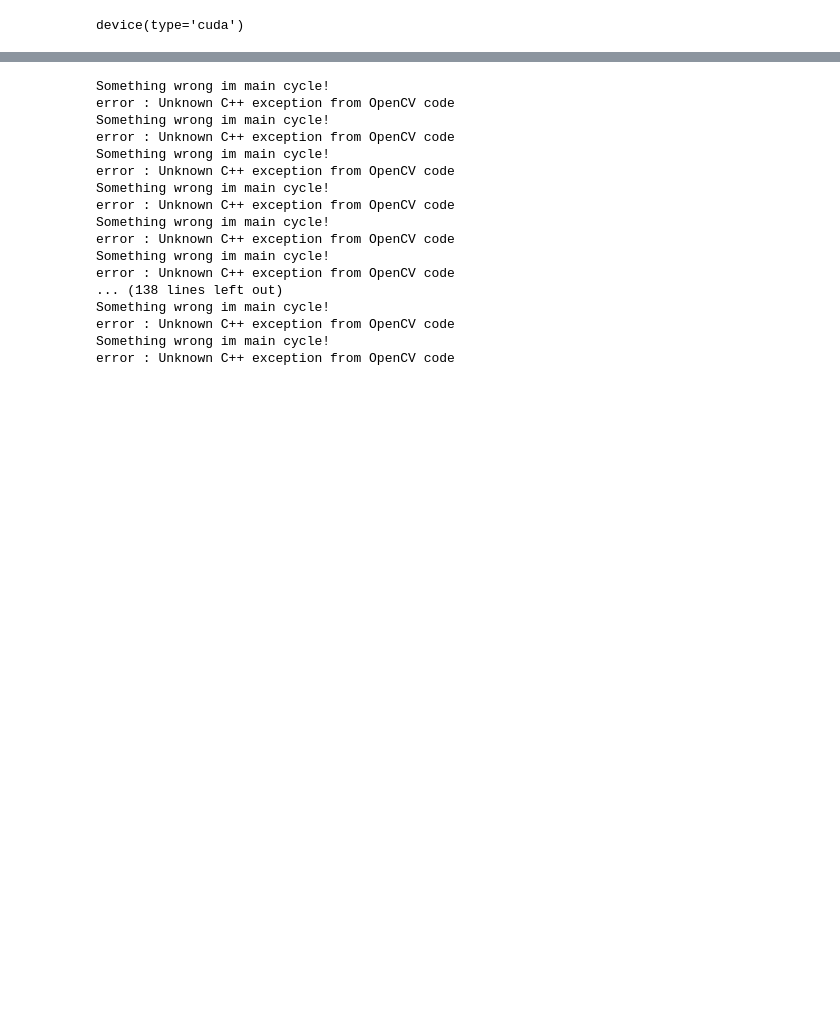
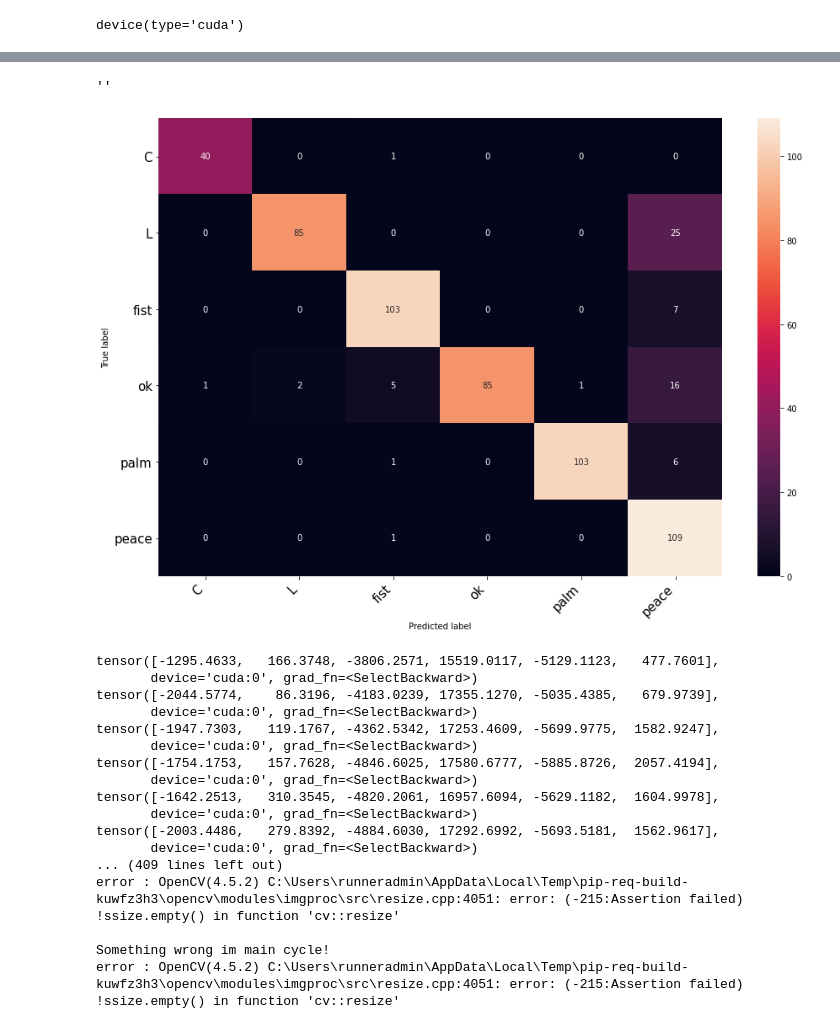
Before and after one commit to rabenkralle/PyTorch-for-Neural-Network, a Jupyter notebook: lesson_6/Course_project.ipynb, the cells around one changed output, grey strips where cells are left out. Saved outputs shown, nothing was run; the diff lists cells and outputs as text; code cells hidden in the pictures; blank space fills up the shorter version.

```diff
--- a/lesson_6/Course_project.ipynb
+++ b/lesson_6/Course_project.ipynb
@@ -316,4 +287,30 @@ torch.Size([6])
 ... (12 outputs left out)
+# %%
+confusion_matrix = torch.zeros(6, 6)
+
+with torch.no_grad():
+    for i, (inputs, classes) in enumerate(test_dataloader):
+        inputs = inputs.to(device)
+        classes = classes.to(device)
+        outputs = net(inputs)
+        _, preds = torch.max(outputs, 1)
+        for t, p in zip(classes.view(-1), preds.view(-1)):
+                confusion_matrix[t.long(), p.long()] += 1
+
+plt.figure(figsize=(15,10))
+
+class_names = list(digit_to_classname.values())
+df_cm = pd.DataFrame(confusion_matrix, index=class_names, columns=class_names).astype(int)
+heatmap = seaborn.heatmap(df_cm, annot=True, fmt="d")
+
+heatmap.yaxis.set_ticklabels(heatmap.yaxis.get_ticklabels(), rotation=0, ha='right',fontsize=15)
+heatmap.xaxis.set_ticklabels(heatmap.xaxis.get_ticklabels(), rotation=45, ha='right',fontsize=15)
+plt.ylabel('True label')
+plt.xlabel('Predicted label')
+;
+# %% [output]
+''
+[figure, added]
 # %%
 import numpy as np
 from facenet_pytorch import MTCNN
@@ -542,32 +569,32 @@ class FaceDetector(object):
 mtcnn = MTCNN()
 device = torch.device("cuda")
 model = net.to(device)
-model.load_state_dict(torch.load('./models/emotion_detection_model_state_150_epochs.pth'))
+model.load_state_dict(torch.load('./models/emotion_detection_model_state_20_epochs.pth'))
 
 # ourResNet = FERModel(1, 7).to(device)
 # ourResNet.load_state_dict(torch.load('./models/model2_50_epochs.pth'))
 
 
-ourResNet.eval()
+# ourResNet.eval()
 # Создаем объект нашего класса приложения
-fcd = FaceDetector(mtcnn, mp, model)
+fcd = FaceDetector(mtcnn, mp, net)
 # Запускаем
 fcd.run()
 # %% [output]
+tensor([-1295.4633,   166.3748, -3806.2571, 15519.0117, -5129.1123,   477.7601],
+       device='cuda:0', grad_fn=<SelectBackward>)
+tensor([-2044.5774,    86.3196, -4183.0239, 17355.1270, -5035.4385,   679.9739],
+       device='cuda:0', grad_fn=<SelectBackward>)
+tensor([-1947.7303,   119.1767, -4362.5342, 17253.4609, -5699.9775,  1582.9247],
+       device='cuda:0', grad_fn=<SelectBackward>)
+tensor([-1754.1753,   157.7628, -4846.6025, 17580.6777, -5885.8726,  2057.4194],
+       device='cuda:0', grad_fn=<SelectBackward>)
+tensor([-1642.2513,   310.3545, -4820.2061, 16957.6094, -5629.1182,  1604.9978],
+       device='cuda:0', grad_fn=<SelectBackward>)
+tensor([-2003.4486,   279.8392, -4884.6030, 17292.6992, -5693.5181,  1562.9617],
+       device='cuda:0', grad_fn=<SelectBackward>)
+... (409 lines left out)
+error : OpenCV(4.5.2) C:\Users\runneradmin\AppData\Local\Temp\pip-req-build-kuwfz3h3\opencv\modules\imgproc\src\resize.cpp:4051: error: (-215:Assertion failed) !ssize.empty() in function 'cv::resize'
+
 Something wrong im main cycle!
-error : Unknown C++ exception from OpenCV code
-Something wrong im main cycle!
-error : Unknown C++ exception from OpenCV code
-Something wrong im main cycle!
-error : Unknown C++ exception from OpenCV code
-Something wrong im main cycle!
-error : Unknown C++ exception from OpenCV code
-Something wrong im main cycle!
-error : Unknown C++ exception from OpenCV code
-Something wrong im main cycle!
-error : Unknown C++ exception from OpenCV code
-... (138 lines left out)
-Something wrong im main cycle!
-error : Unknown C++ exception from OpenCV code
-Something wrong im main cycle!
-error : Unknown C++ exception from OpenCV code
+error : OpenCV(4.5.2) C:\Users\runneradmin\AppData\Local\Temp\pip-req-build-kuwfz3h3\opencv\modules\imgproc\src\resize.cpp:4051: error: (-215:Assertion failed) !ssize.empty() in function 'cv::resize'
```
Also changed, not shown: parts of 16 cells of this notebook.
